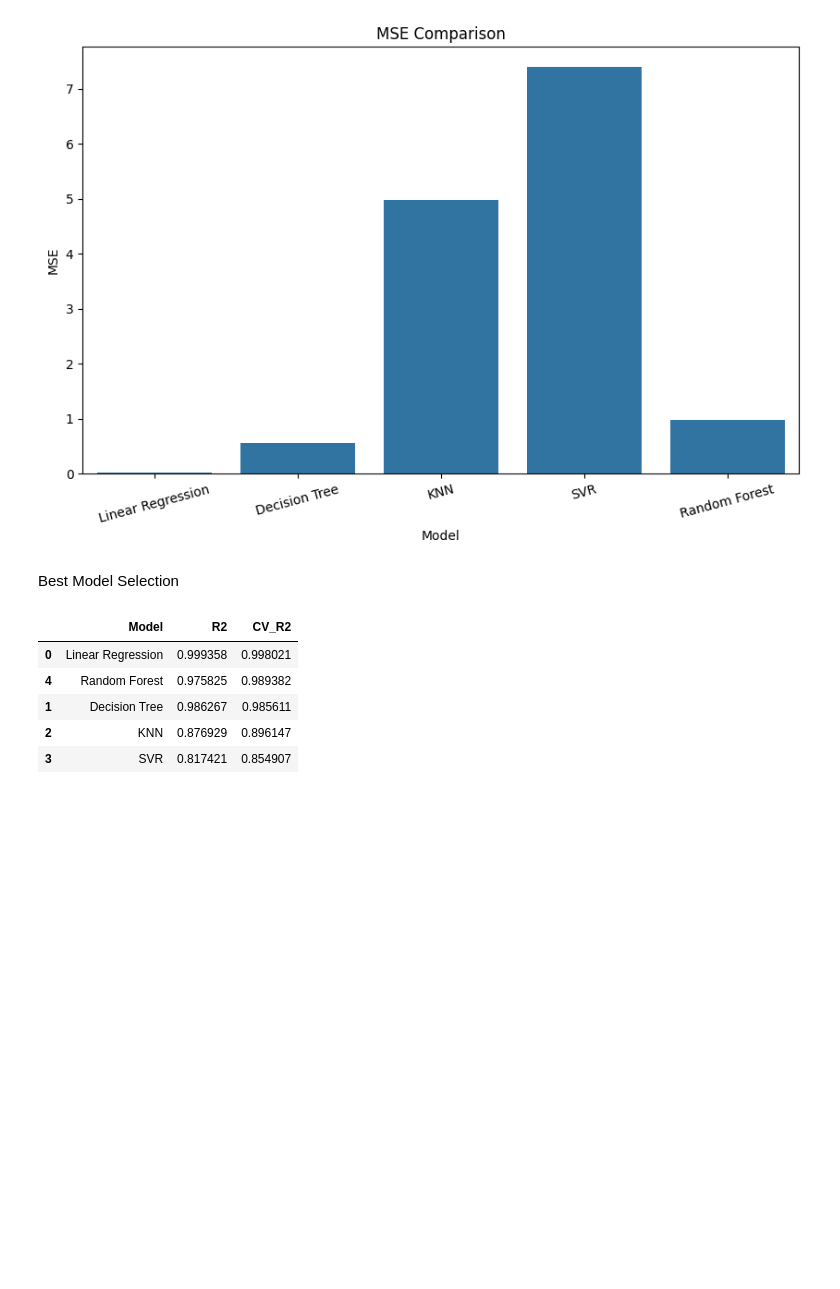
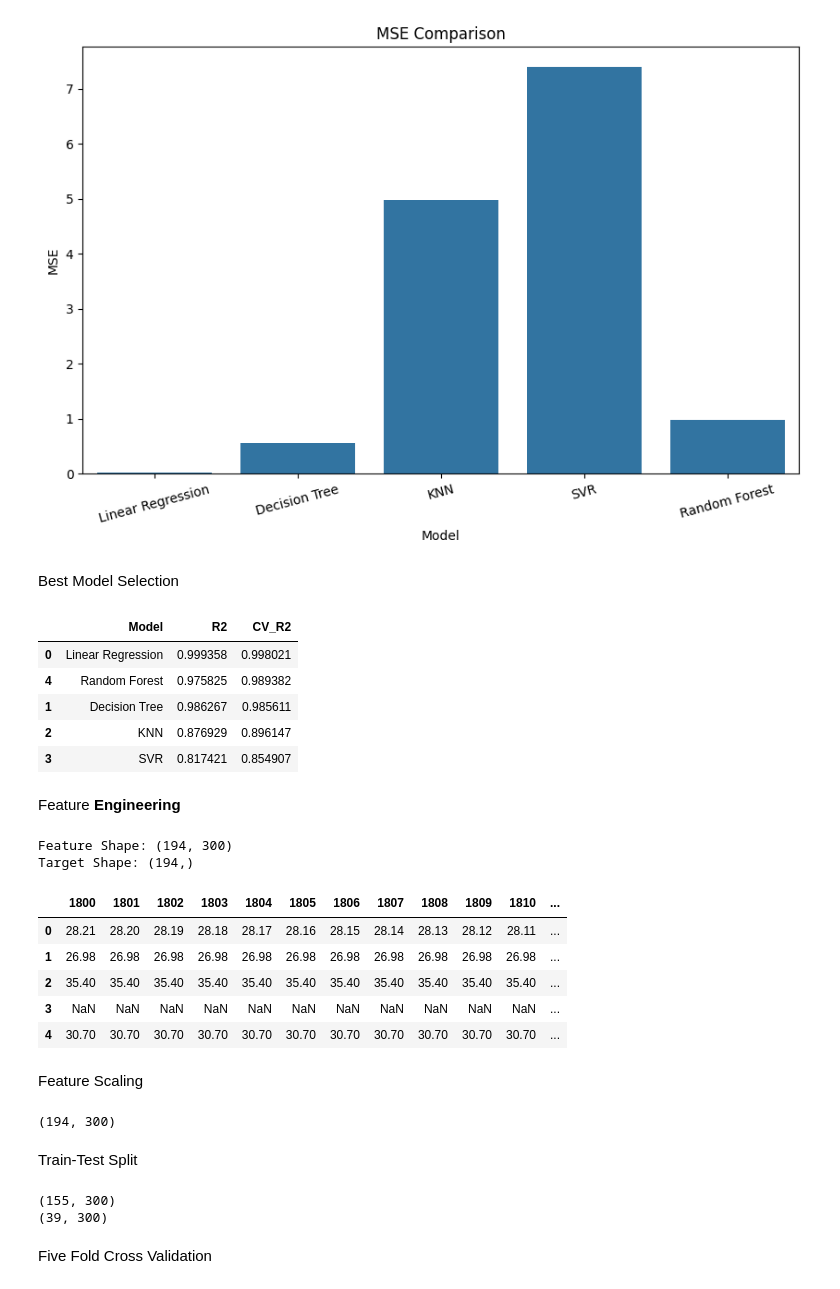
Before and after one commit to Mahmud394/Global-Life-Expectancy, a Jupyter notebook: global_life_Expectancy.ipynb, the cells around one changed output. Drawn from its saved outputs; the diff is of its cells as text; code cells hidden in the pictures; blank space fills up the shorter version.

```diff
--- a/global_life_Expectancy.ipynb
+++ b/global_life_Expectancy.ipynb
@@ -865,3 +870,64 @@ comparison.sort_values(
 | 1 | Decision Tree | 0.986267 | 0.985611 |
 | 2 | KNN | 0.876929 | 0.896147 |
 | 3 | SVR | 0.817421 | 0.854907 |
+# %% [markdown]
+ Feature **Engineering**
+# %%
+import pandas as pd
+
+# Load dataset
+df = pd.read_csv("lex.csv")
+
+# Target variable
+target_year = '2100'
+
+# Features
+X = df.drop(columns=['geo', 'name', target_year])
+
+# Target
+y = df[target_year]
+
+print("Feature Shape:", X.shape)
+print("Target Shape:", y.shape)
+
+X.head()
+# %% [output]
+Feature Shape: (194, 300)
+Target Shape: (194,)
+|  | 1800 | 1801 | 1802 | 1803 | 1804 | 1805 | 1806 | 1807 | 1808 | 1809 | 1810 | ... |
+| 0 | 28.21 | 28.20 | 28.19 | 28.18 | 28.17 | 28.16 | 28.15 | 28.14 | 28.13 | 28.12 | 28.11 | ... |
+| 1 | 26.98 | 26.98 | 26.98 | 26.98 | 26.98 | 26.98 | 26.98 | 26.98 | 26.98 | 26.98 | 26.98 | ... |
+| 2 | 35.40 | 35.40 | 35.40 | 35.40 | 35.40 | 35.40 | 35.40 | 35.40 | 35.40 | 35.40 | 35.40 | ... |
+| 3 | NaN | NaN | NaN | NaN | NaN | NaN | NaN | NaN | NaN | NaN | NaN | ... |
+| 4 | 30.70 | 30.70 | 30.70 | 30.70 | 30.70 | 30.70 | 30.70 | 30.70 | 30.70 | 30.70 | 30.70 | ... |
+# %% [markdown]
+Feature Scaling
+# %%
+from sklearn.preprocessing import StandardScaler
+
+scaler = StandardScaler()
+
+X_scaled = scaler.fit_transform(X)
+
+print(X_scaled.shape)
+# %% [output]
+(194, 300)
+# %% [markdown]
+Train-Test Split
+# %%
+from sklearn.model_selection import train_test_split
+
+X_train, X_test, y_train, y_test = train_test_split(
+    X_scaled,
+    y,
+    test_size=0.20,
+    random_state=42
+)
+
+print(X_train.shape)
+print(X_test.shape)
+# %% [output]
+(155, 300)
+(39, 300)
+# %% [markdown]
+Five Fold Cross Validation
```
Also changed, not shown: parts of 18 cells of this notebook.
